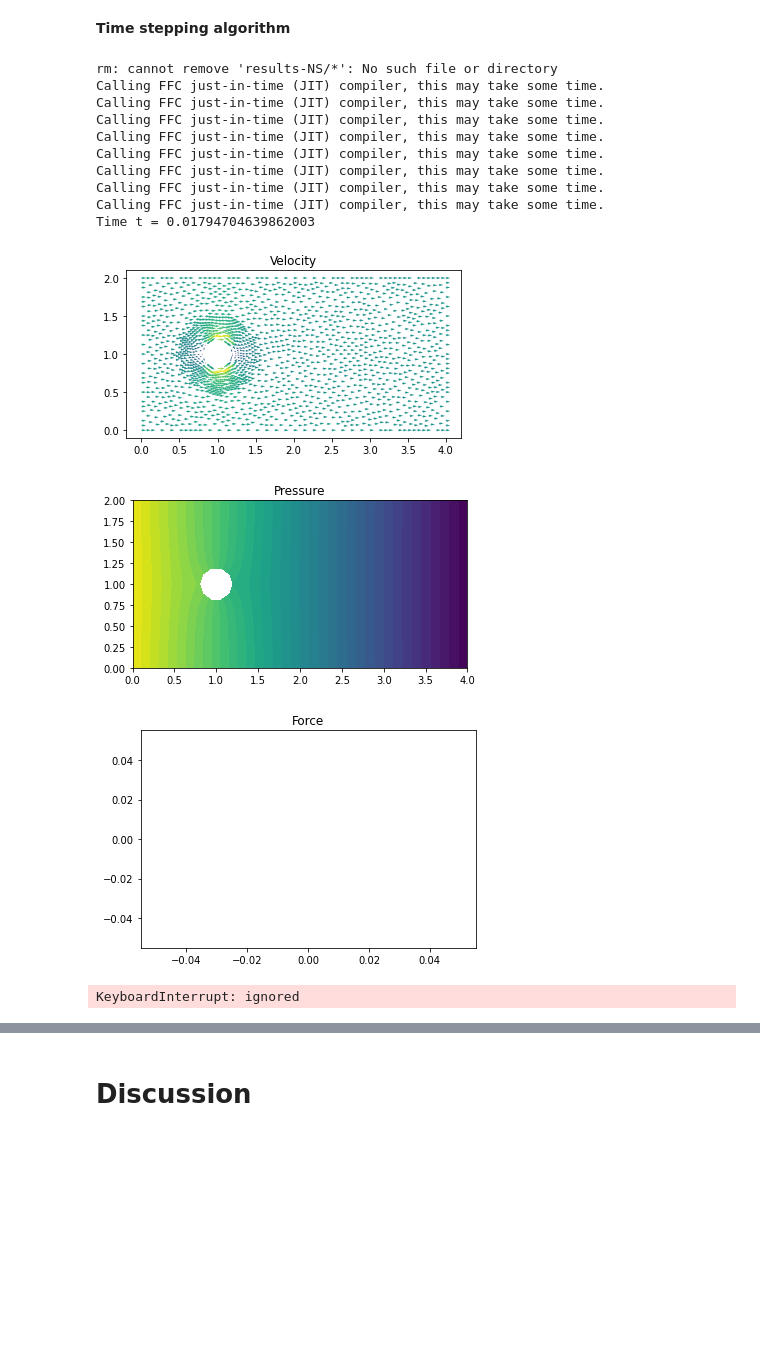
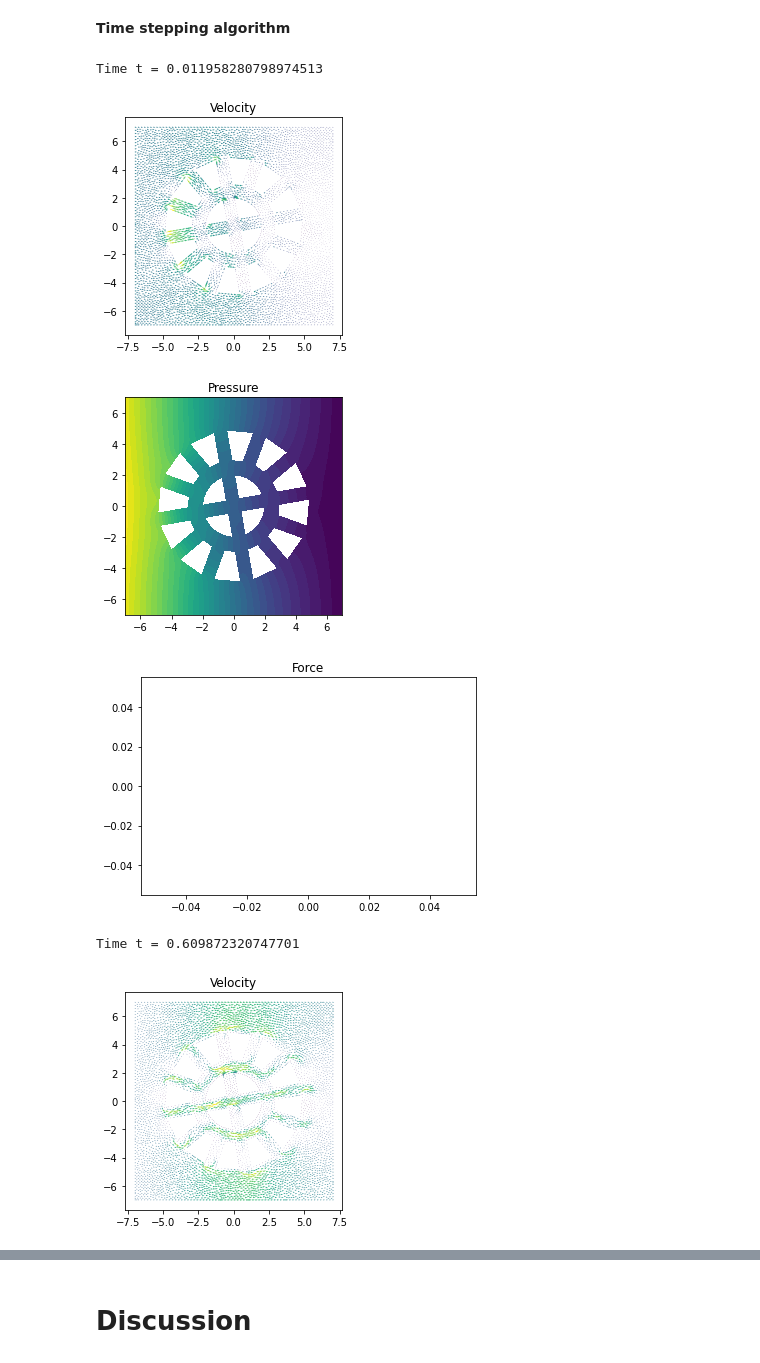
Before and after one commit to johanhoffman/DD2365-VT20, a Jupyter notebook: Project/projectV4.ipynb, the cells around one changed output, grey strips where cells are left out. Cells and saved outputs as stored; diff of their text form; code cells hidden in the pictures; blank space fills up the shorter version.

```diff
--- a/Project/projectV4.ipynb
+++ b/Project/projectV4.ipynb
@@ -200,23 +261,23 @@ Calling FFC just-in-time (JIT) compiler, this may take some time.
 # Define boundary conditions
 class DirichletBoundaryLower(SubDomain):
     def inside(self, x, on_boundary):
-        return on_boundary and near(x[1], 0.0)
+        return on_boundary and near(x[1], -H/2)
 
 class DirichletBoundaryUpper(SubDomain):
     def inside(self, x, on_boundary):
-        return on_boundary and near(x[1], H)
+        return on_boundary and near(x[1], H/2)
 
 class DirichletBoundaryLeft(SubDomain):
     def inside(self, x, on_boundary):
-        return on_boundary and near(x[0], 0.0)
+        return on_boundary and near(x[0], -L/2)
 
 class DirichletBoundaryRight(SubDomain):
     def inside(self, x, on_boundary):
-        return on_boundary and near(x[0], L)
+        return on_boundary and near(x[0], L/2)
 
 class DirichletBoundaryObjects(SubDomain):
     def inside(self, x, on_boundary):
-        return on_boundary and (not near(x[0], 0.0)) and (not near(x[0], L)) and (not near(x[1], 0.0)) and (not near(x[1], H))
+        return on_boundary and (not near(x[0], -L/2)) and (not near(x[0], L/2)) and (not near(x[1], -H/2)) and (not near(x[1], H/2))
 
 dbc_lower = DirichletBoundaryLower()
 dbc_upper = DirichletBoundaryUpper()
@@ -234,8 +295,6 @@ bcu_upp0 = DirichletBC(V.sub(0), 0.0, dbc_upper)
 bcu_upp1 = DirichletBC(V.sub(1), 0.0, dbc_upper)
 bcu_low0 = DirichletBC(V.sub(0), 0.0, dbc_lower)
 bcu_low1 = DirichletBC(V.sub(1), 0.0, dbc_lower)
-# bcu_obj0 = DirichletBC(V.sub(0), 0.0, dbc_objects)
-# bcu_obj1 = DirichletBC(V.sub(1), 0.0, dbc_objects)
 
 pin = Expression('5.0*fabs(sin(t))', element = Q.ufl_element(), t=0.0)
 pout = 0.0
@@ -310,7 +369,7 @@ um1 = 0.5*(u1 + u0)
 # Momentum variational equation on residual form
 Fu = inner((u - u0)/dt + grad(um)*um1, v)*dx - p1*div(v)*dx + nu*inner(grad(um), grad(v))*dx \
     + d1*inner((u - u0)/dt + grad(um)*um1 + grad(p1), grad(v)*um1)*dx + d2*div(um)*div(v)*dx \
-    + gamma*(inner(dot(u,n), dot(v,n)))*ds(ns)
+    + gamma*(inner(dot(u,n), dot(v,n)))*ds(fs)
 au = lhs(Fu)
 Lu = rhs(Fu)
 
@@ -362,8 +421,10 @@ start_sample_time = 1.0
 !rm results-NS/*
 
 # Time stepping
-T = 30
+T = 6
 t = dt
+u_mean = Constant((0.0,0.0))
+num = 0
 while t < T + DOLFIN_EPS:
 
     #s = 'Time t = ' + repr(t)
@@ -402,49 +463,54 @@ while t < T + DOLFIN_EPS:
 
         k += 1
 
+    if t>3:
+       u_mean += u1
+       num += 1
+
     if t > plot_time:
 
         s = 'Time t = ' + repr(t)
         print(s)
 
         # Save solution to file
         file_u << u1
         file_p << p1
 
         # Plot solution
         plt.figure()
         plot(u1, title="Velocity")
 
         plt.figure()
         plot(p1, title="Pressure")
 
         plot_time += T/plot_freq
 
         plt.show()
 
         plt.figure()
         plt.title("Force")
         plt.plot(time, force_array)
         plt.show()
 
     # Update time step
     u0.assign(u1)
     t += dt
 
+u_mean = u_mean/num
+
+plt.figure()
+plot(u_mean, title="Mean Velocity")
+
+
+
+
+
 #!tar -czvf results-NS.tar.gz results-NS
 #files.download('results-NS.tar.gz')
 # %% [output]
-rm: cannot remove 'results-NS/*': No such file or directory
-Calling FFC just-in-time (JIT) compiler, this may take some time.
-Calling FFC just-in-time (JIT) compiler, this may take some time.
-Calling FFC just-in-time (JIT) compiler, this may take some time.
-Calling FFC just-in-time (JIT) compiler, this may take some time.
-Calling FFC just-in-time (JIT) compiler, this may take some time.
-Calling FFC just-in-time (JIT) compiler, this may take some time.
-Calling FFC just-in-time (JIT) compiler, this may take some time.
-Calling FFC just-in-time (JIT) compiler, this may take some time.
-Time t = 0.01794704639862003
+Time t = 0.011958280798974513
-[figure, old version]
+[figure, new version]
-[figure, old version]
+[figure, new version]
 [figure]
-KeyboardInterrupt: ignored
+Time t = 0.609872320747701
+[figure, added]
```
Also changed, not shown: parts of 9 cells of this notebook.
